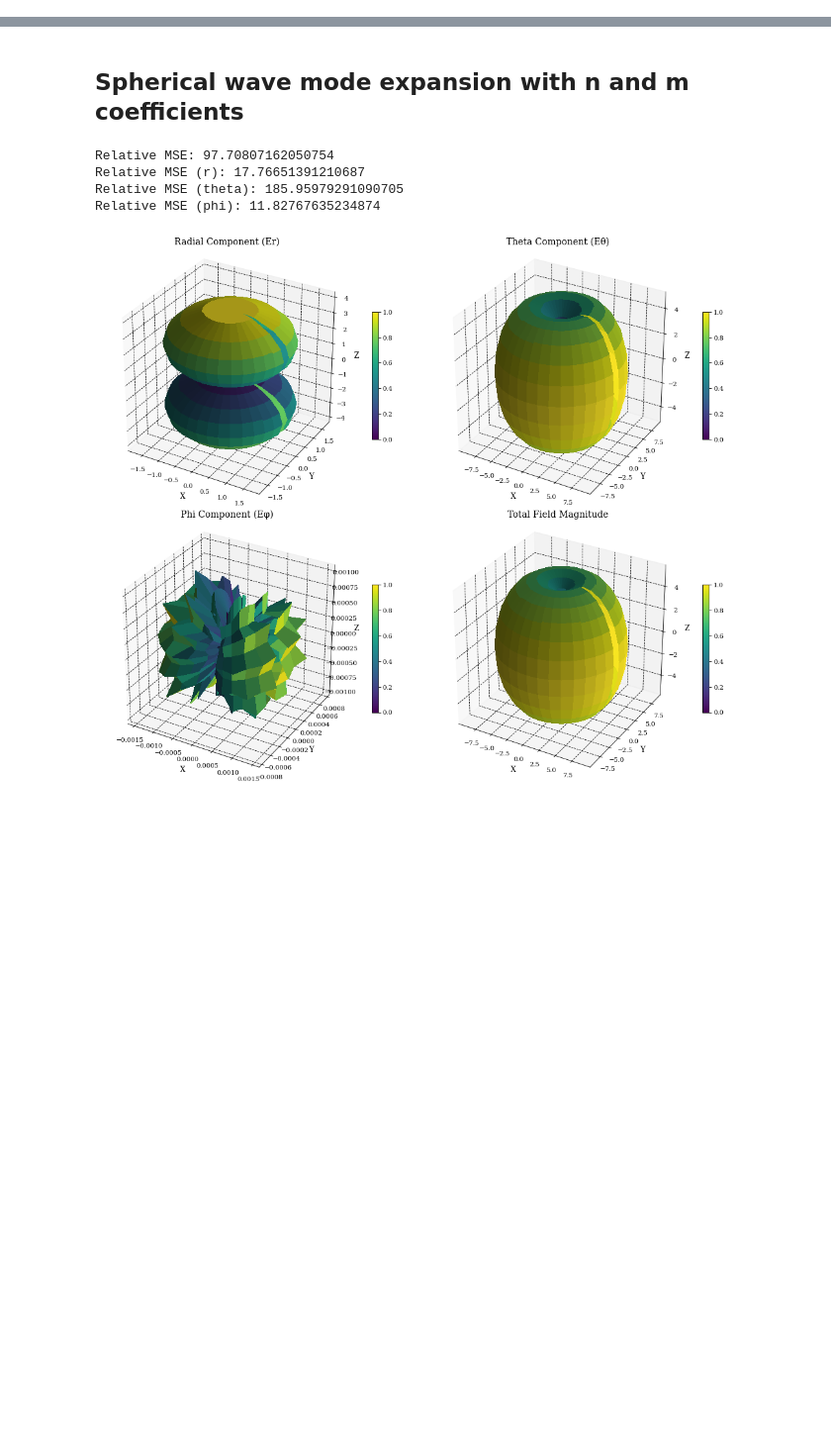
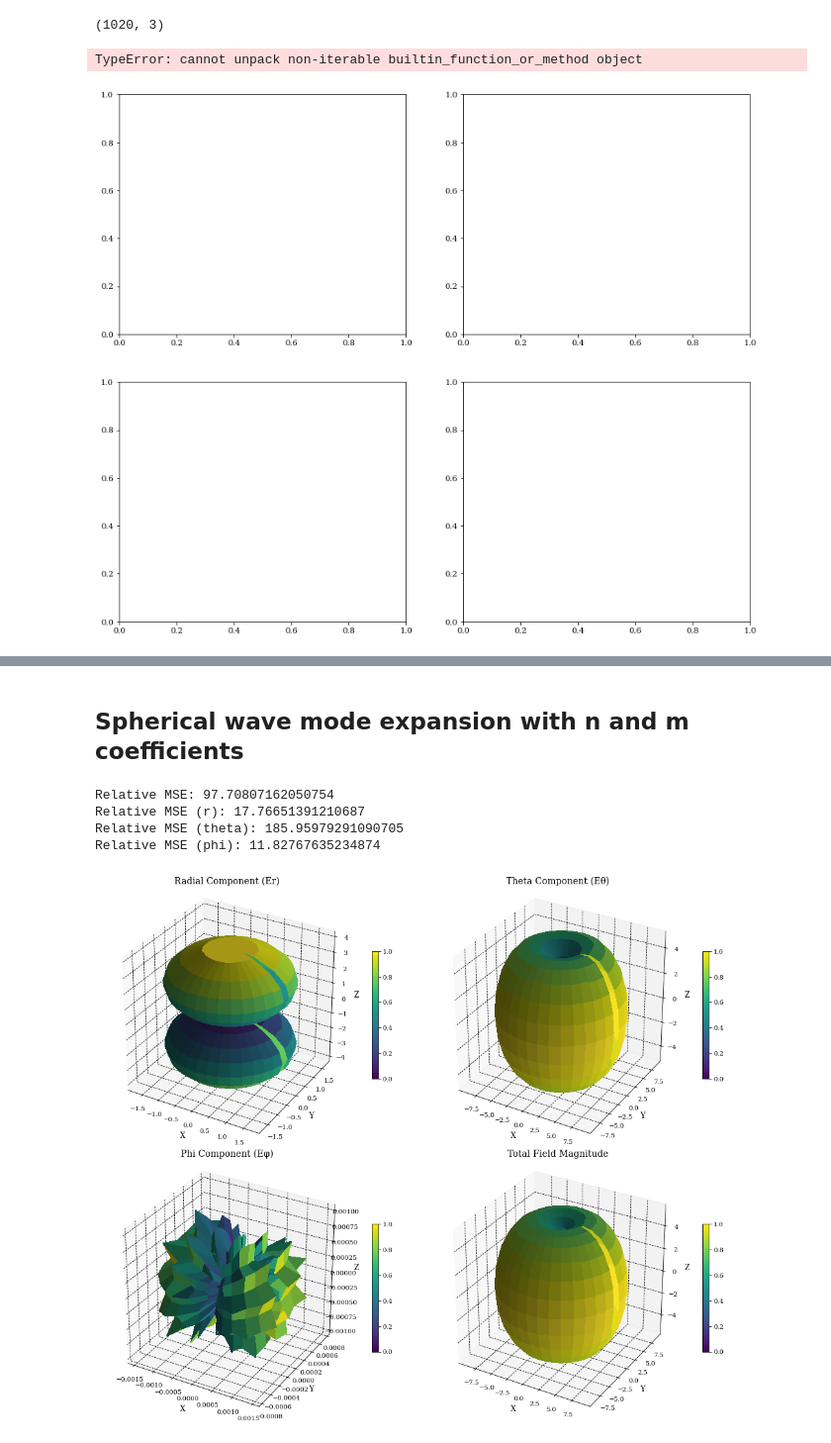
Before and after one commit to JonasThalmeier/Compressive-Sensing-for-Radiation-Patterns, a Jupyter notebook: Code/SBL_on_sim.ipynb, the cells around one changed output, grey strips where cells are left out. Shown at 99% size. Saved outputs shown, nothing was run; the diff lists cells and outputs as text; code cells hidden in the pictures; blank space fills up the shorter version.

Commit message:
Reconstruction error

```diff
--- a/Code/SBL_on_sim.ipynb
+++ b/Code/SBL_on_sim.ipynb
@@ -8,4 +8,44 @@ from utils.Process_sim_data import load_nearfield, transform_nearfield_to_vector
 from radiation.sphere_wave import abF_matrix_alt, F_matrix_alt, Fmnc, F_expansion, nm_expansion, inverse_nm_expansion
 import importlib
 from utils.plot import plot_Fcoefficient_magnitudes, plot3D, plot_abcoefficient_magnitudes, vec_MSE
+# %%
+import numpy as np
+import matplotlib.pyplot as plt
+from utils.plot_settings import get_figsize, LINE_STYLES, DPI
+import os
+from SBL_algs.SBL_Fast import SBL_Fast_Vector
+from utils.Process_sim_data import load_nearfield, transform_nearfield_to_vector, transform_vector_to_nearfield
+from radiation.sphere_wave import abF_matrix_alt, F_matrix_alt, Fmnc, F_expansion, nm_expansion, inverse_nm_expansion
+import importlib
+from utils.plot import plot_Fcoefficient_magnitudes, plot3D, plot_abcoefficient_magnitudes, vec_MSE, plot_abcoefficient_magnitudes
+
+R = 0.2759
+f = 2.4e9
+k = 2*np.pi*f/(3e8)
+filename = 'dipole_farfield_spherical.txt'
+N_modes = 15
+D = 2*N_modes**2 + 4*N_modes
+
+filename = 'loop_farfield_spherical.txt'
+Efield = load_nearfield(filename, undersampling=10)
+Efield_vec = transform_nearfield_to_vector(Efield)
+
+ab_coeffs_exp = nm_expansion(Efield, N_modes, k, R)
+abF,nms_idx,thetaphi_idx = abF_matrix_alt(Efield.theta, Efield.phi, R=R, N_modes=N_modes, k=k)
+sbl_vec_F = SBL_Fast_Vector(Efield_vec, abF, max_iter=100, threshold=1e-8)
+w_est_F, basis = sbl_vec_F.fit()
+weights_exp = np.concatenate([nms_idx, ab_coeffs_exp], axis=1).transpose
+weights_sbl = np.concatenate([nms_idx, ab_coeffs_exp], axis=1).transpose
+# %%
+weights_exp = np.concatenate([nms_idx, ab_coeffs_exp], axis=1).transpose
+weights_sbl = np.concatenate([nms_idx, w_est_F.reshape(-1,1)], axis=1).transpose
+# %%
+nms_idx.shape
+# %% [output]
+(1020, 3)
+# %%
+plot_abcoefficient_magnitudes(weights_exp, weights_sbl)
+# %% [output]
+TypeError: cannot unpack non-iterable builtin_function_or_method object
+[figure, added]
 # %%
```
Also changed, not shown: parts of 6 cells of this notebook, 22 other files.
